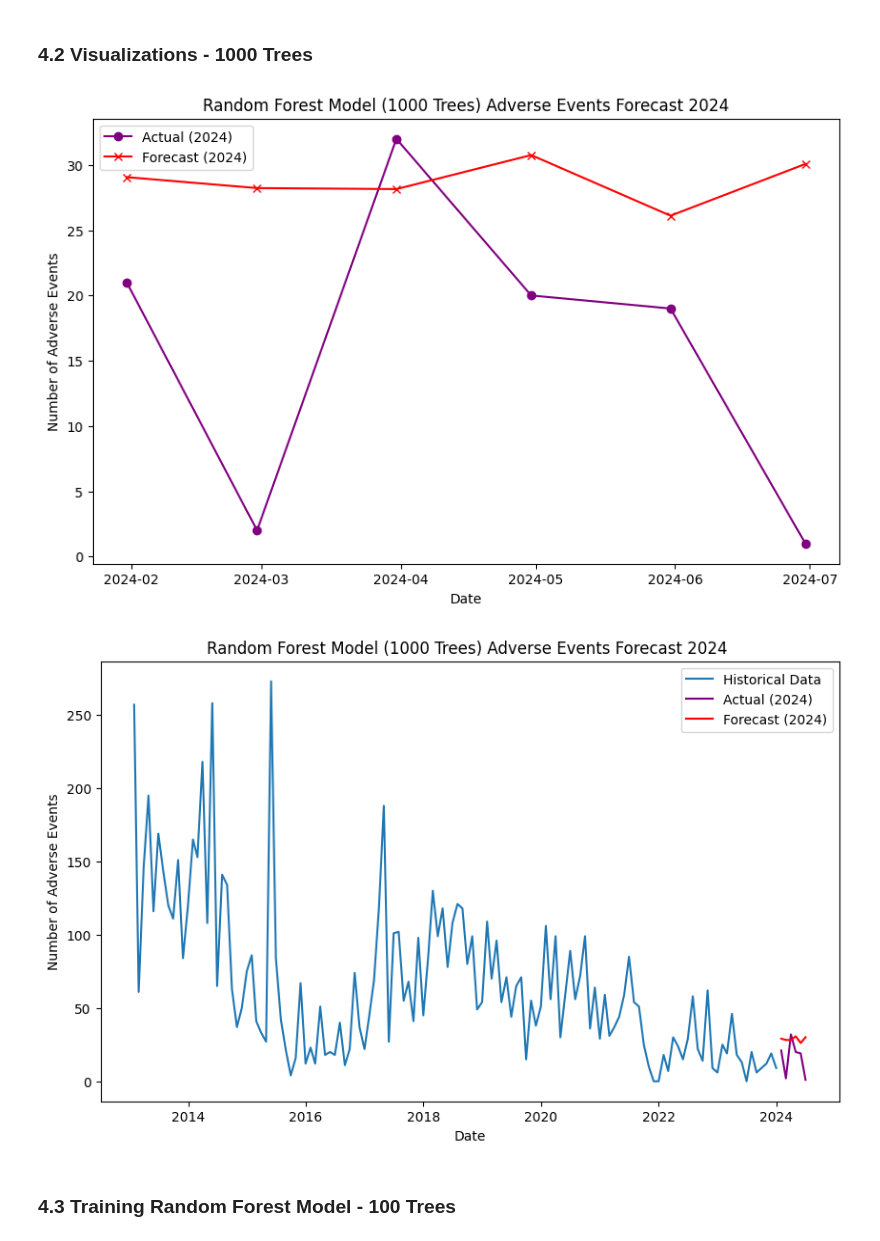
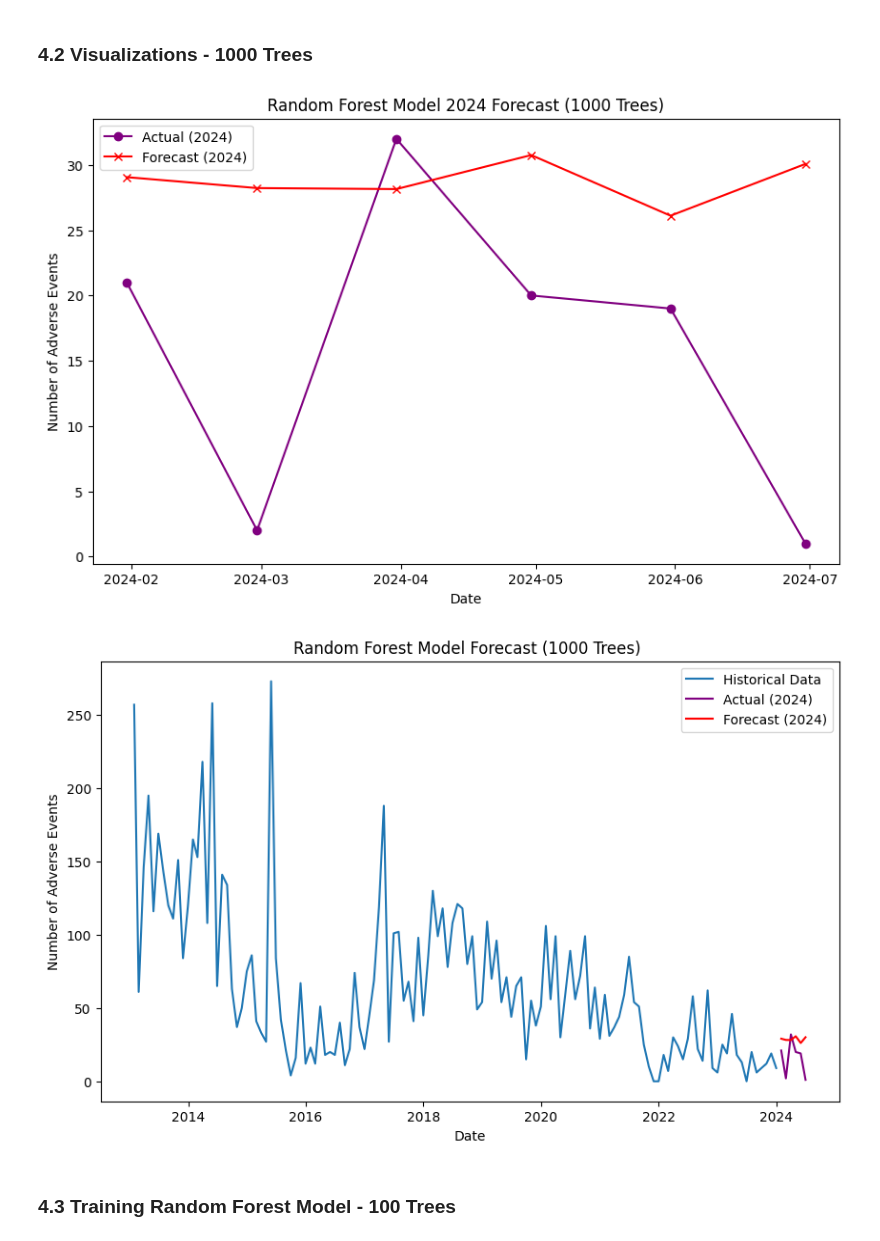
Before and after one commit to colinterian/FDA_Research, a Jupyter notebook: Ventolin_RandomForest.ipynb, the cells around one changed output. Saved outputs shown, nothing was run; the diff lists cells and outputs as text; code cells hidden in the pictures.

```diff
--- a/Ventolin_RandomForest.ipynb
+++ b/Ventolin_RandomForest.ipynb
@@ -149,27 +149,27 @@ R^2: -1.45
 # %%
 # Plot Actual vs Predicted for Partial 2024
 plt.figure(figsize=(10, 6))
 plt.plot(y_partial_2024.index, y_partial_2024, label='Actual (2024)', marker='o', color='purple')
 plt.plot(y_partial_2024.index, y_pred_partial_2024, label='Forecast (2024)', marker='x', color='red')
-plt.title(f'Random Forest Model ({Trees} Trees) Adverse Events Forecast 2024')
+plt.title(f'Random Forest Model 2024 Forecast ({Trees} Trees)')
 plt.xlabel('Date')
 plt.ylabel('Number of Adverse Events')
 plt.legend()
 plt.show()
 
 # Visualize Overall Data with Partial 2024 Forecast
 plt.figure(figsize=(10, 6))
 plt.plot(df_grouped, label='Historical Data')
 plt.plot(df24_grouped, label='Actual (2024)', color='purple')
 plt.plot(y_partial_2024.index, y_pred_partial_2024, label='Forecast (2024)', color='red')
-plt.title(f'Random Forest Model ({Trees} Trees) Adverse Events Forecast 2024 ')
+plt.title(f'Random Forest Model Forecast ({Trees} Trees) ')
 plt.xlabel('Date')
 plt.ylabel('Number of Adverse Events')
 plt.legend()
 plt.show()
 # %% [output]
-[figure, old version]
+[figure, new version]
-[figure, old version]
+[figure, new version]
 # %% [markdown]
 ### 4.3 Training Random Forest Model - 100 Trees
 # %%
```
Also changed, not shown: parts of 3 cells of this notebook, 1 other file.
